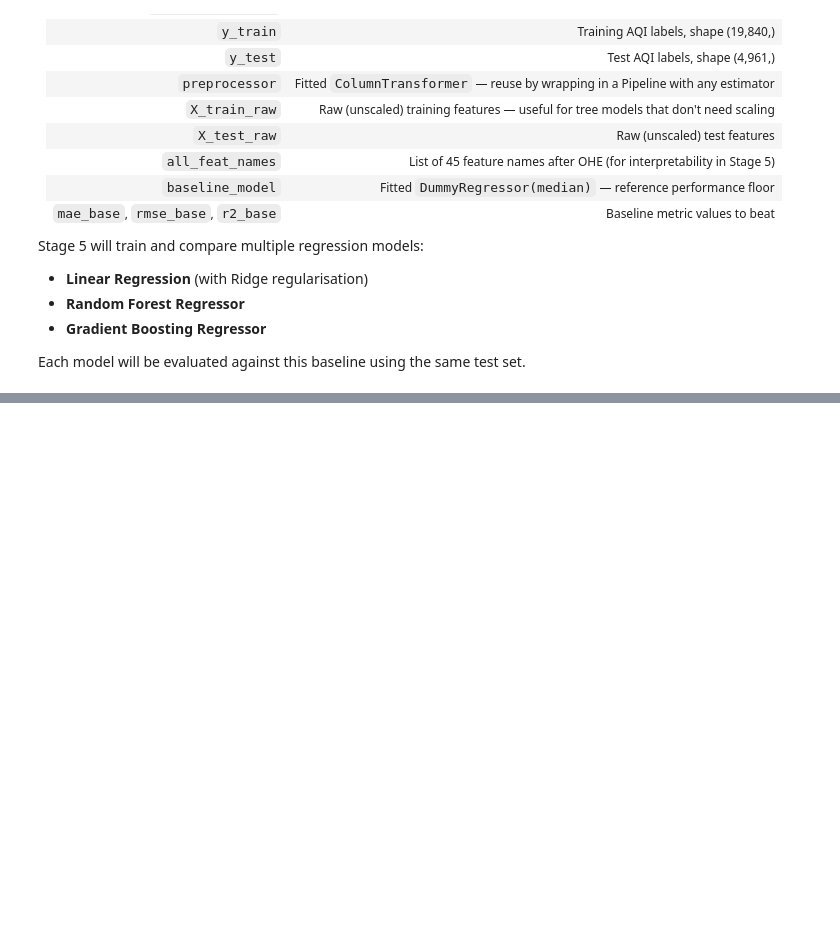
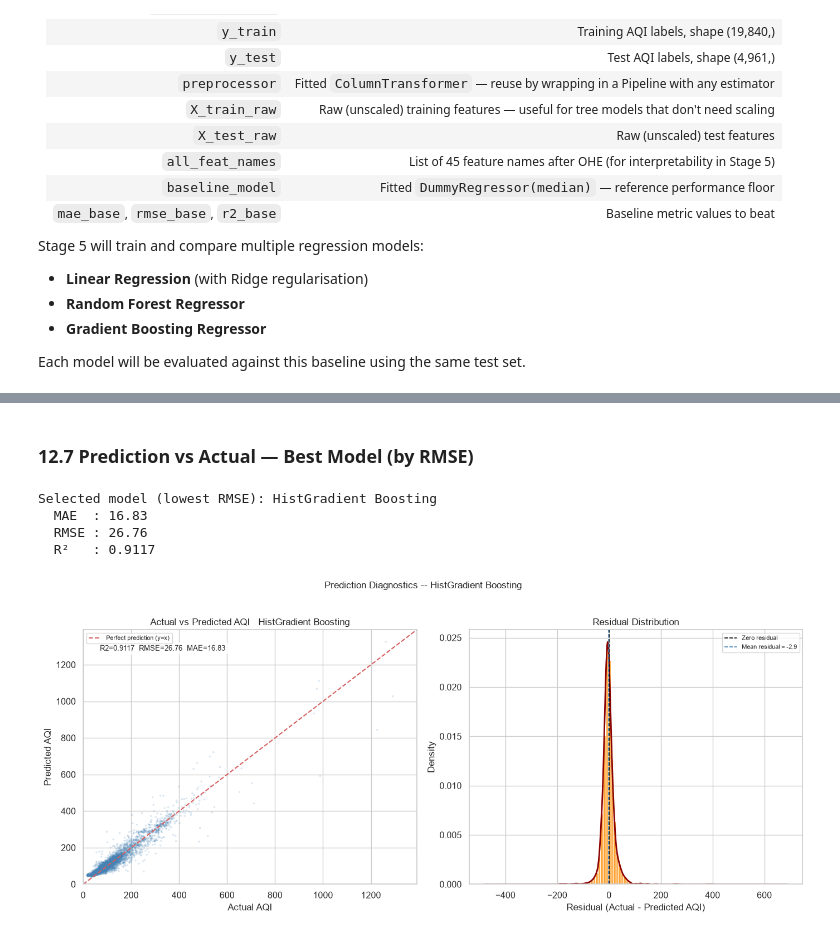
Before and after one commit to jaikishan1234/air-quality-analytics, a Jupyter notebook: notebooks/JaikishanNayak_AirQualityAnalytics.ipynb, the cells around one changed output, grey strips where cells are left out. Saved outputs shown, nothing was run; the diff lists cells and outputs as text; code cells hidden in the pictures; blank space fills up the shorter version.

```diff
--- a/notebooks/JaikishanNayak_AirQualityAnalytics.ipynb
+++ b/notebooks/JaikishanNayak_AirQualityAnalytics.ipynb
@@ -2218,0 +2457,61 @@ Each model will be evaluated against this baseline using the same test set.
+# %% [markdown]
+### 12.7 Prediction vs Actual — Best Model (by RMSE)
+# %%
+# ── Select best model by RMSE (non-baseline) ─────────────────────────────────
+non_base_results = model_results[model_results['Model'] != 'Baseline (Dummy)']
+best_model_name  = non_base_results.sort_values('RMSE').iloc[0]['Model']
+best_model       = trained_models[best_model_name]
+y_pred_best      = test_predictions[best_model_name]
+residuals        = y_test - y_pred_best
+
+best_row = model_results[model_results['Model'] == best_model_name].iloc[0]
+print(f'Selected model (lowest RMSE): {best_model_name}')
+print(f'  MAE  : {best_row["MAE"]:.2f}')
+print(f'  RMSE : {best_row["RMSE"]:.2f}')
+print(f'  R²   : {best_row["R2"]:.4f}')
+# %% [output]
+Selected model (lowest RMSE): HistGradient Boosting
+  MAE  : 16.83
+  RMSE : 26.76
+  R²   : 0.9117
+# %%
+# ── Actual vs Predicted scatter plot ─────────────────────────────────────────
+fig, axes = plt.subplots(1, 2, figsize=(14, 6))
+
+# --- Panel 1: Actual vs Predicted ---
+ax = axes[0]
+ax.scatter(y_test, y_pred_best, alpha=0.2, s=6, color='steelblue', edgecolors='none')
+
+# 45-degree perfect-prediction reference line
+lim = max(y_test.max(), y_pred_best.max()) * 1.05
+ax.plot([0, lim], [0, lim], 'r--', linewidth=1.5, label='Perfect prediction (y=x)')
+ax.set_xlim(0, lim)
+ax.set_ylim(0, lim)
+ax.set_xlabel('Actual AQI')
+ax.set_ylabel('Predicted AQI')
+ax.set_title('Actual vs Predicted AQI   ' + best_model_name)
+ax.legend(fontsize=8)
+
+# Annotation box with key metrics
+_ann = 'R2=' + str(round(float(best_row['R2']),4)) + '  RMSE=' + str(round(float(best_row['RMSE']),2)) + '  MAE=' + str(round(float(best_row['MAE']),2))
+ax.text(0.05, 0.94, _ann, transform=ax.transAxes, fontsize=9,
+        verticalalignment='top', bbox=dict(boxstyle='round', facecolor='white', alpha=0.8))
+
+# --- Panel 2: Residual distribution ---
+ax2 = axes[1]
+ax2.hist(residuals, bins=60, color='darkorange', edgecolor='white', alpha=0.8, density=True)
+pd.Series(residuals).plot.kde(ax=ax2, color='darkred', linewidth=2)
+ax2.axvline(0, color='black', linestyle='--', linewidth=1.2, label='Zero residual')
+_mean_resid = round(float(residuals.mean()), 1)
+ax2.axvline(_mean_resid, color='steelblue', linestyle='--', linewidth=1.2,
+            label='Mean residual = ' + str(_mean_resid))
+ax2.set_xlabel('Residual (Actual - Predicted AQI)')
+ax2.set_ylabel('Density')
+ax2.set_title('Residual Distribution')
+ax2.legend(fontsize=8)
+
+plt.suptitle('Prediction Diagnostics -- ' + best_model_name, y=1.02, fontsize=12)
+plt.tight_layout()
+plt.show()
+# %% [output]
+[figure, added]
```
Also changed, not shown: parts of 20 cells of this notebook, 9 other files.
